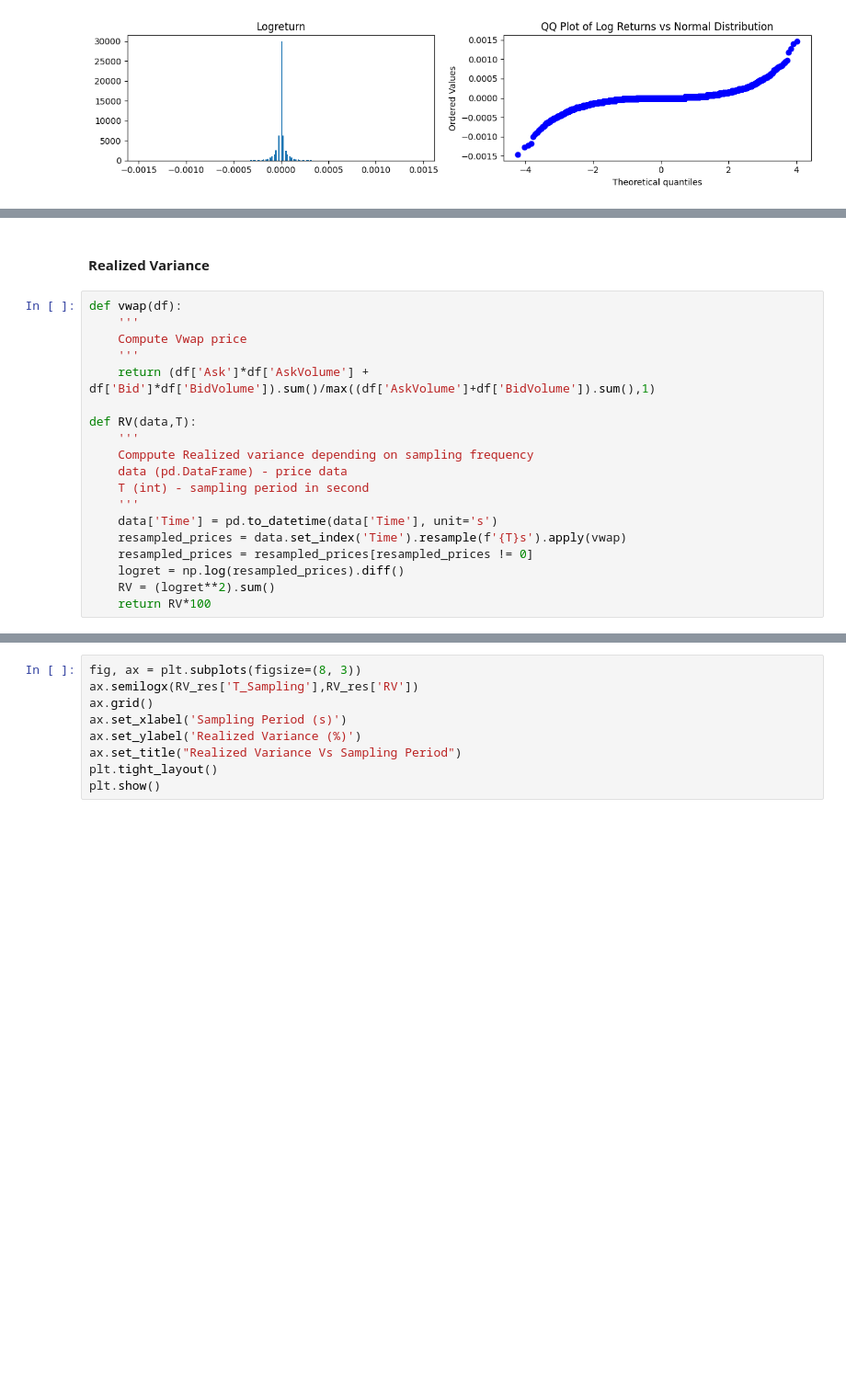
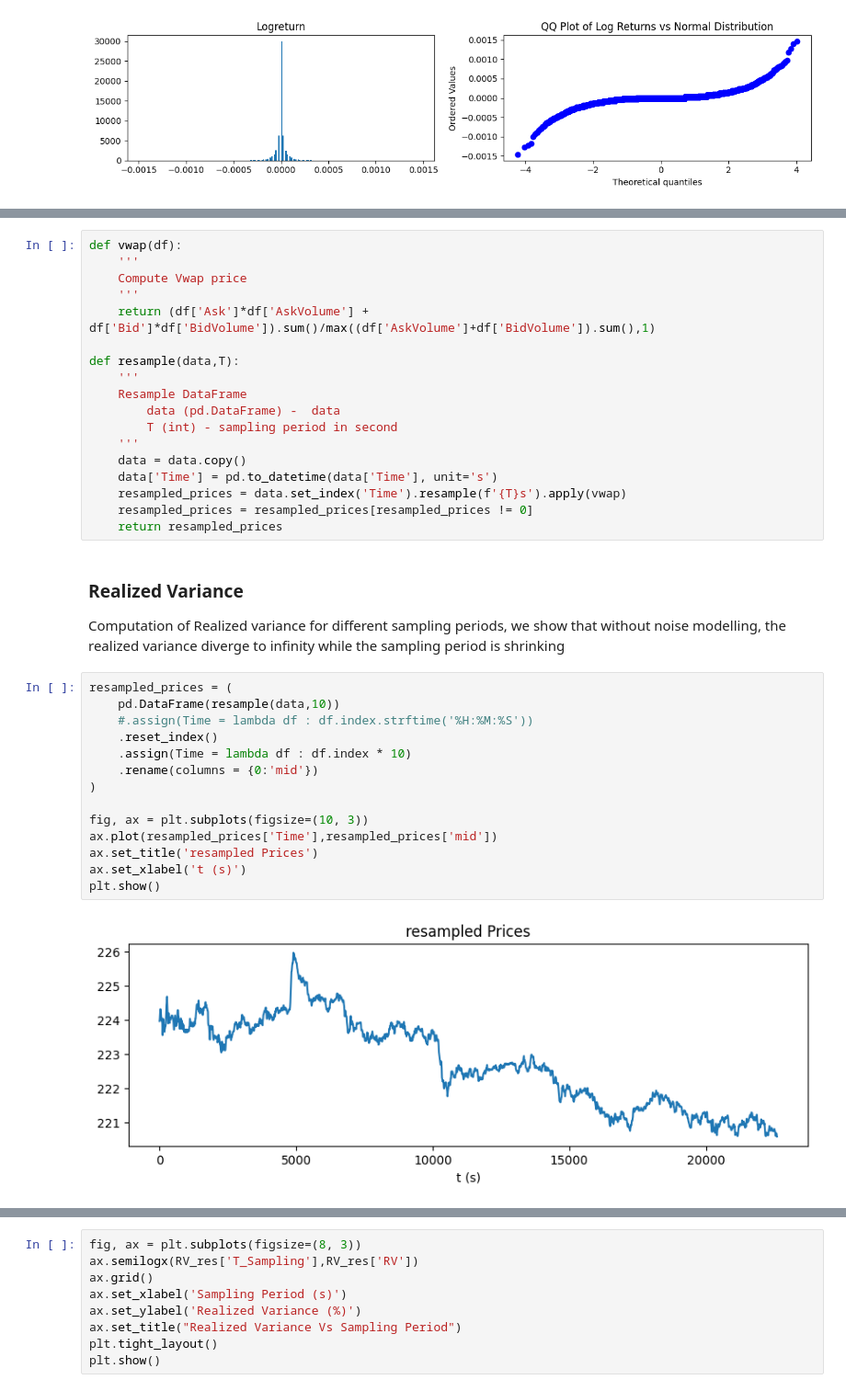
Before and after one commit to MassilGG/Financial_Econometrics, a Jupyter notebook: Topic3.ipynb, the cells around one changed output, grey strips where cells are left out. Shown at 92% size. Drawn from its saved outputs; the diff is of its cells as text; blank space fills up the shorter version.

```diff
--- a/Topic3.ipynb
+++ b/Topic3.ipynb
@@ -190,5 +206,3 @@ Let's assume the data has no microstructure (ie. no noise modelisation), and com
-# %% [markdown]
-#### Realized Variance
 # %%
 def vwap(df):
     '''
@@ -196,16 +210,35 @@ def vwap(df):
     '''
     return (df['Ask']*df['AskVolume'] + df['Bid']*df['BidVolume']).sum()/max((df['AskVolume']+df['BidVolume']).sum(),1)
 
-def RV(data,T):
+def resample(data,T):
     '''
-    Comppute Realized variance depending on sampling frequency
-    data (pd.DataFrame) - price data
-    T (int) - sampling period in second
+    Resample DataFrame
+        data (pd.DataFrame) -  data
+        T (int) - sampling period in second
     '''
+    data = data.copy()
     data['Time'] = pd.to_datetime(data['Time'], unit='s')
     resampled_prices = data.set_index('Time').resample(f'{T}s').apply(vwap)
     resampled_prices = resampled_prices[resampled_prices != 0]
-    logret = np.log(resampled_prices).diff()
-    RV = (logret**2).sum()
-    return RV*100
+    return resampled_prices
+# %% [markdown]
+### **Realized Variance**
+
+Computation of Realized variance for different sampling periods, we show that without noise modelling, the realized variance diverge to infinity while the sampling period is shrinking
+# %%
+resampled_prices = (
+    pd.DataFrame(resample(data,10))
+    #.assign(Time = lambda df : df.index.strftime('%H:%M:%S'))
+    .reset_index()
+    .assign(Time = lambda df : df.index * 10)
+    .rename(columns = {0:'mid'})
+)
+
+fig, ax = plt.subplots(figsize=(10, 3))
+ax.plot(resampled_prices['Time'],resampled_prices['mid'])
+ax.set_title('resampled Prices')
+ax.set_xlabel('t (s)')
+plt.show()
+# %% [output]
+[figure, added]
 # %%
```
Also changed, not shown: parts of 29 cells of this notebook.
